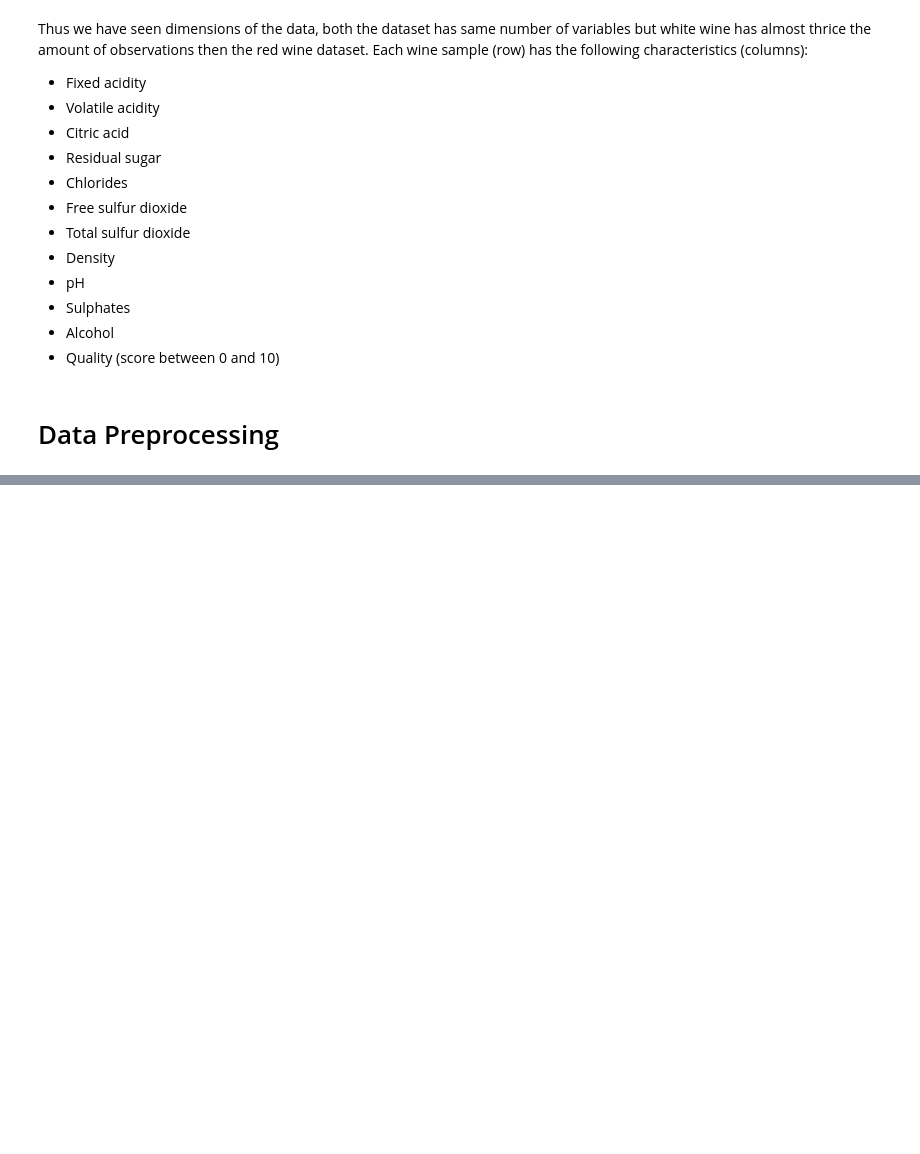
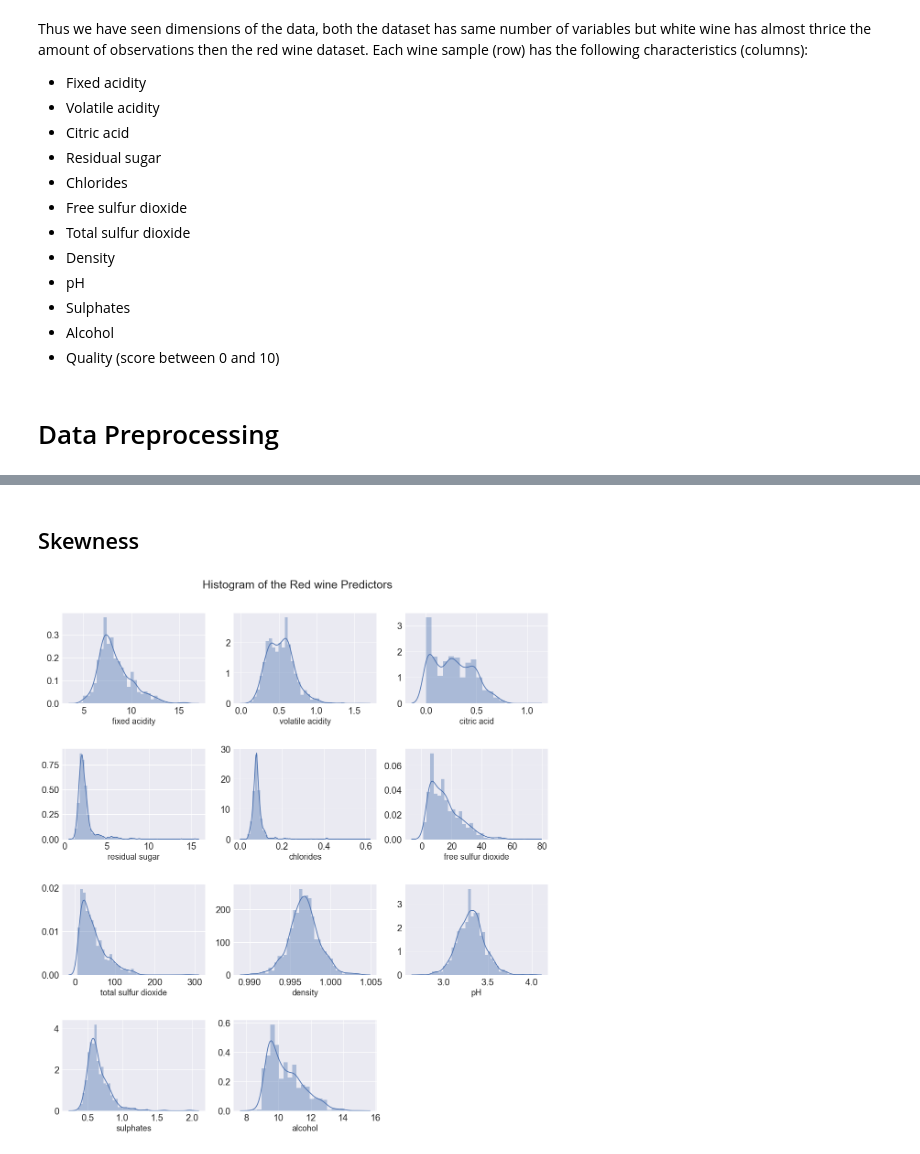
Before and after one commit to nishanthgandhidoss/Wine-Quality, a Jupyter notebook: Wine Quality.ipynb, the cells around one changed output, grey strips where cells are left out. Saved outputs shown, nothing was run; the diff lists cells and outputs as text; code cells hidden in the pictures; blank space fills up the shorter version.

```diff
--- a/Wine Quality.ipynb
+++ b/Wine Quality.ipynb
@@ -108,0 +313,21 @@ Let us first check the data for missing values in it.
+# %% [markdown]
+## Skewness
+# %%
+def subplot_hist(data, row = 4, column = 3, title = "Subplots", height = 20, width = 19):
+    # Create a figure instance, and the two subplots
+    fig = plt.figure(figsize = (width, height))
+    fig.suptitle(title, fontsize=25, y = 0.93)
+    # Run loop over the all the variables
+    for i in range(data.shape[1]):
+        # Create the axis line
+        ax = fig.add_subplot(row, column, i + 1)
+        fig.subplots_adjust(hspace = .5)
+        # Create histogram for each variable
+        sns.distplot(wine_red_df.iloc[:, i], ax=ax)
+        ax.xaxis.get_label().set_font_properties(fm.FontProperties(size = 18))
+    # Show the plot
+    plt.show()
+
+subplot_hist(wine_red_df.iloc[:, :-1], row = 4, column = 3, title = "Histogram of the Red wine Predictors")
+# %% [output]
+[figure, added]
```
Also changed, not shown: parts of 55 cells of this notebook, 24 other files.
